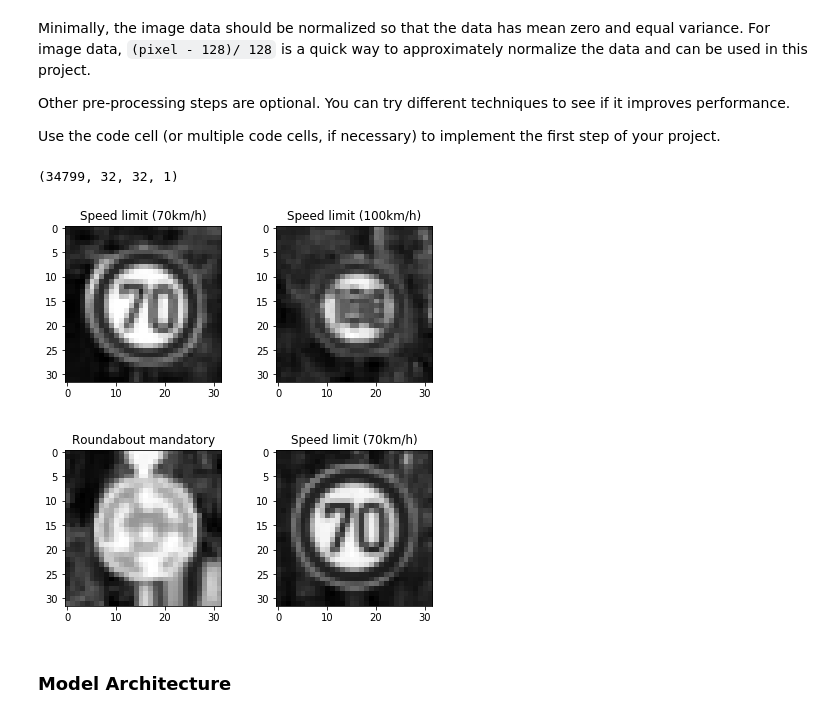
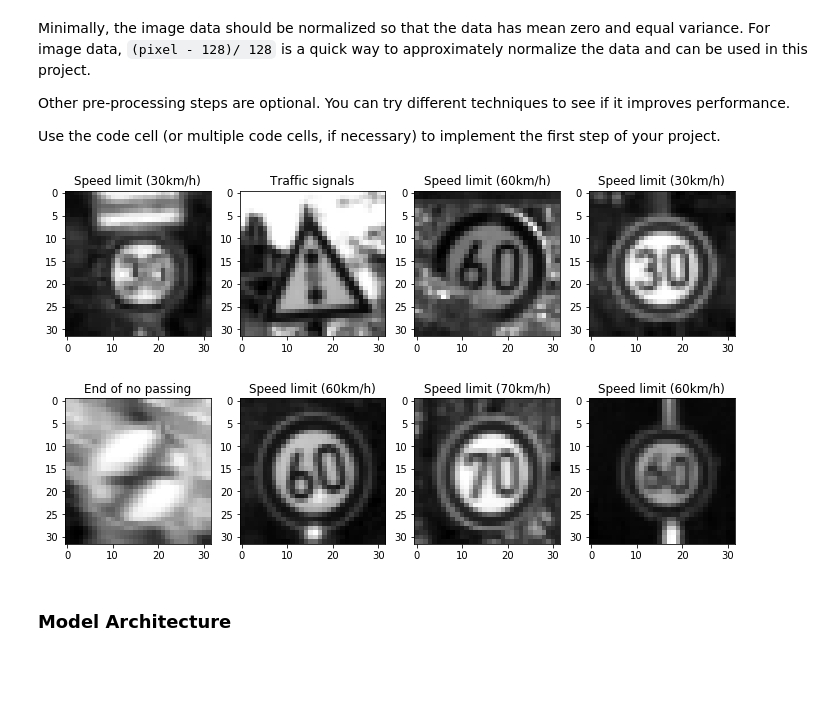
Before and after one commit to Xfan1025/SDCND-Traffic-Sign-Classifier, a Jupyter notebook: Traffic_Sign_Classifier.ipynb, the cells around one changed output. Saved outputs shown, nothing was run; the diff lists cells and outputs as text; code cells hidden in the pictures; blank space fills up the shorter version.

```diff
--- a/Traffic_Sign_Classifier.ipynb
+++ b/Traffic_Sign_Classifier.ipynb
@@ -305,41 +264,12 @@ X_test = rgb2gray(X_test).reshape(X_test.shape[0], 32, 32, 1)
-# %%
-X_train.shape
-# %% [output]
-(34799, 32, 32, 1)
-# %%
-# image visualisation after processing
-plt.figure(1)
-def plot():
-    i = random.randint(0, n_train)
-    img = X_train[i].squeeze()
-    sign = sign_lookup.iloc[y_train[i], 1]
-    plt.imshow(img, cmap = plt.get_cmap('gray'))
-    plt.title(sign)
-
-plt.subplot(221)
-plot()
-
-
-# log
-plt.subplot(222)
-plot()
-
-
-# symmetric log
-plt.subplot(223)
-plot()
-
-
-# logit
-plt.subplot(224)
-plot()
-
-
-plt.subplots_adjust(top=1.4, bottom=0, left=0.1, right=0.95, hspace=0.25,
-                    wspace=0.35)
-
-plt.show()
-# %% [output]
-[figure, removed]
+# %%
+# image visualisation after processing
+f, axes = plt.subplots(2, 4, figsize=(12,7))
+for row in axes:
+    for axe in row:
+        index = np.random.randint(10000)
+        axe.imshow(X_train[index].squeeze(), cmap=plt.get_cmap('gray'))
+        axe.set_title(sign_lookup.iloc[y_train[index], 1])
+# %% [output]
+[figure, added]
 # %% [markdown]
 ### Model Architecture
```
Also changed, not shown: parts of 38 cells of this notebook, 23 other files.
